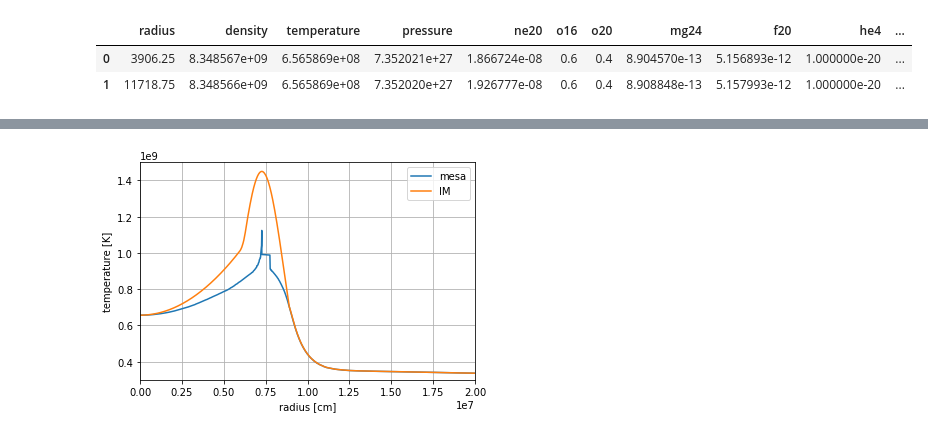
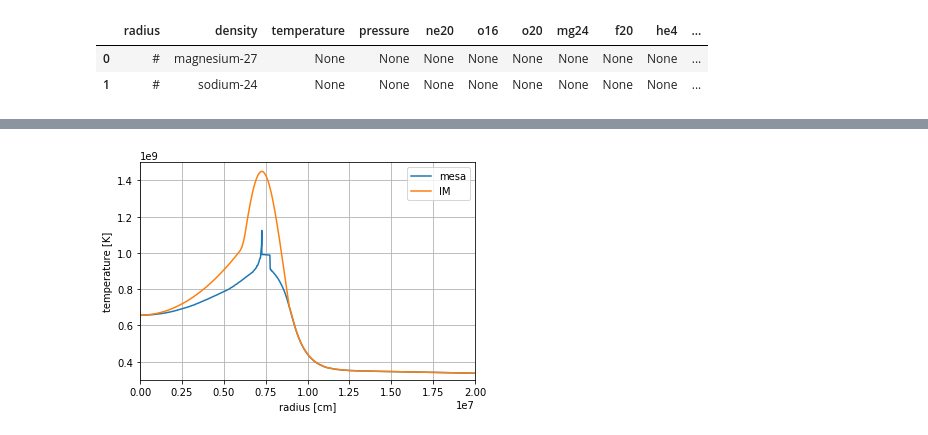
Before and after one commit to XinlongSBU/xinlong_file, a Jupyter notebook: initial-model_prepare/compare_initial-model_MESA.ipynb, the cells around one changed output, grey strips where cells are left out. Saved outputs shown, nothing was run; the diff lists cells and outputs as text; code cells hidden in the pictures.

```diff
--- a/initial-model_prepare/compare_initial-model_MESA.ipynb
+++ b/initial-model_prepare/compare_initial-model_MESA.ipynb
@@ -7,37 +7,38 @@ from scipy import interpolate
 
 # Read data from mesa data:
 a = pd.read_excel("ONe6040_helm_update.xlsx")
 
 # Read data after the initial module
-f = open("ecsn.temp1p4.hse.25600","r")
+f = open("ecsn.hse.102400","r")
 data = f.readlines()  # data is a list. each element is a line of "23Ne...dat"
 f.close()
 del data[0:16]
 
 data2d = []
 for i in range(len(data)):
     data2d.append(re.split(r"[ ]",data[i].strip('\n')))
 
 for i in range(len(data2d)):
         while '' in data2d[i]:
             data2d[i].remove('')
 #for i in range(len(data2d)-1,-1,-1):
 #    if len(data2d[i]) == 3:
 ##        aaaaa = data2d[i].copy()
 #        data2d.pop(i)
 #        i+=1
 #    else:
 #        data2d[i].extend(aaaaa)
 
-data3d = np.array(data2d).astype(np.float)
+#data3d = np.array(data2d).astype(np.float)
+data3d = data2d
 
 df = pd.DataFrame(data3d)
 df.columns = ['radius','density','temperature','pressure','ne20','o16','o20','mg24','f20','he4','al27','si28','s32','p31','h1']
 df.head(2)
 # %% [output]
 |  | radius | density | temperature | pressure | ne20 | o16 | o20 | mg24 | f20 | he4 | ... |
-| 0 | 3906.25 | 8.348567e+09 | 6.565869e+08 | 7.352021e+27 | 1.866724e-08 | 0.6 | 0.4 | 8.904570e-13 | 5.156893e-12 | 1.000000e-20 | ... |
-| 1 | 11718.75 | 8.348566e+09 | 6.565869e+08 | 7.352020e+27 | 1.926777e-08 | 0.6 | 0.4 | 8.908848e-13 | 5.157993e-12 | 1.000000e-20 | ... |
+| 0 | # | magnesium-27 | None | None | None | None | None | None | None | None | ... |
+| 1 | # | sodium-24 | None | None | None | None | None | None | None | None | ... |
 # %%
 r_sun = 6.955e10  # cm
 m_sun = 1.989e33  # gram
```
Also changed, not shown: parts of 1 cell of this notebook, 1 other file.
